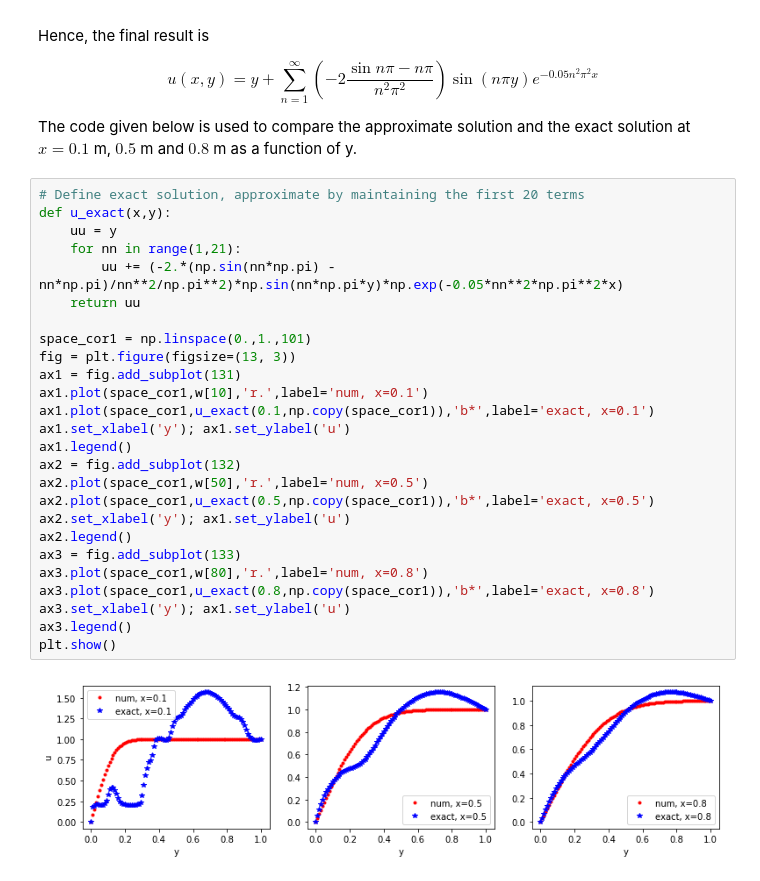
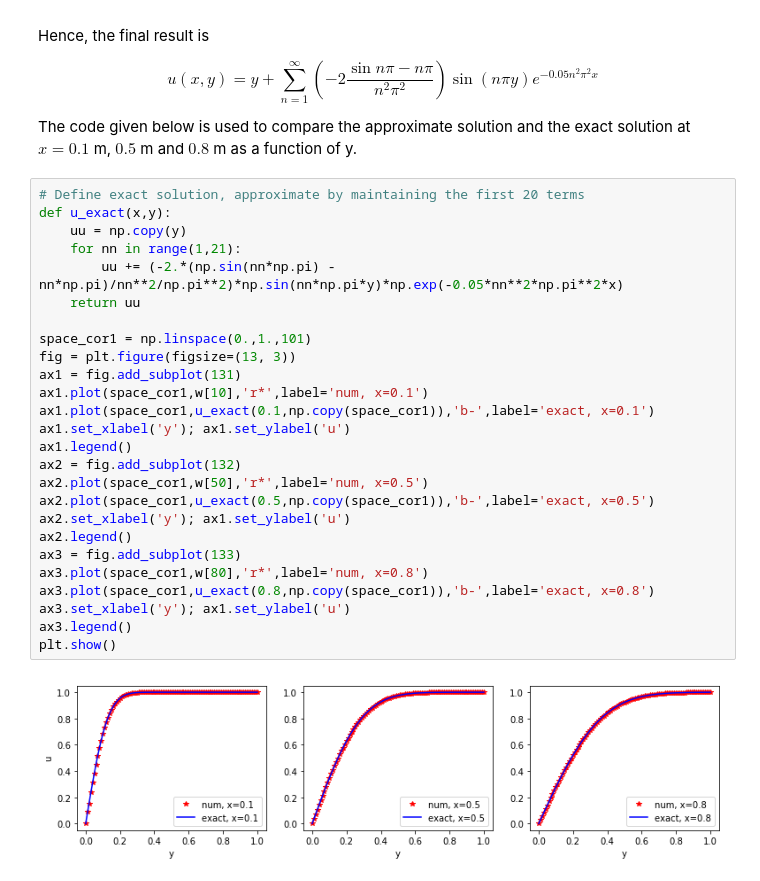
Before and after one commit to puttak/Scientific-Computing, a Jupyter notebook: Final_Exam_Solution.ipynb, the cells around one changed output. Saved outputs shown, nothing was run; the diff lists cells and outputs as text.

```diff
--- a/Final_Exam_Solution.ipynb
+++ b/Final_Exam_Solution.ipynb
@@ -262,28 +262,28 @@ The code given below is used to compare the approximate solution and the exact s
 # %%
 # Define exact solution, approximate by maintaining the first 20 terms
 def u_exact(x,y):
-    uu = y
+    uu = np.copy(y)
     for nn in range(1,21):
         uu += (-2.*(np.sin(nn*np.pi) - nn*np.pi)/nn**2/np.pi**2)*np.sin(nn*np.pi*y)*np.exp(-0.05*nn**2*np.pi**2*x)
     return uu
 
 space_cor1 = np.linspace(0.,1.,101)
 fig = plt.figure(figsize=(13, 3))
 ax1 = fig.add_subplot(131)
-ax1.plot(space_cor1,w[10],'r.',label='num, x=0.1')
-ax1.plot(space_cor1,u_exact(0.1,np.copy(space_cor1)),'b*',label='exact, x=0.1')
+ax1.plot(space_cor1,w[10],'r*',label='num, x=0.1')
+ax1.plot(space_cor1,u_exact(0.1,np.copy(space_cor1)),'b-',label='exact, x=0.1')
 ax1.set_xlabel('y'); ax1.set_ylabel('u')
 ax1.legend()
 ax2 = fig.add_subplot(132)
-ax2.plot(space_cor1,w[50],'r.',label='num, x=0.5')
-ax2.plot(space_cor1,u_exact(0.5,np.copy(space_cor1)),'b*',label='exact, x=0.5')
+ax2.plot(space_cor1,w[50],'r*',label='num, x=0.5')
+ax2.plot(space_cor1,u_exact(0.5,np.copy(space_cor1)),'b-',label='exact, x=0.5')
 ax2.set_xlabel('y'); ax1.set_ylabel('u')
 ax2.legend()
 ax3 = fig.add_subplot(133)
-ax3.plot(space_cor1,w[80],'r.',label='num, x=0.8')
-ax3.plot(space_cor1,u_exact(0.8,np.copy(space_cor1)),'b*',label='exact, x=0.8')
+ax3.plot(space_cor1,w[80],'r*',label='num, x=0.8')
+ax3.plot(space_cor1,u_exact(0.8,np.copy(space_cor1)),'b-',label='exact, x=0.8')
 ax3.set_xlabel('y'); ax1.set_ylabel('u')
 ax3.legend()
 plt.show()
 # %% [output]
-[figure, old version]
+[figure, new version]
```
